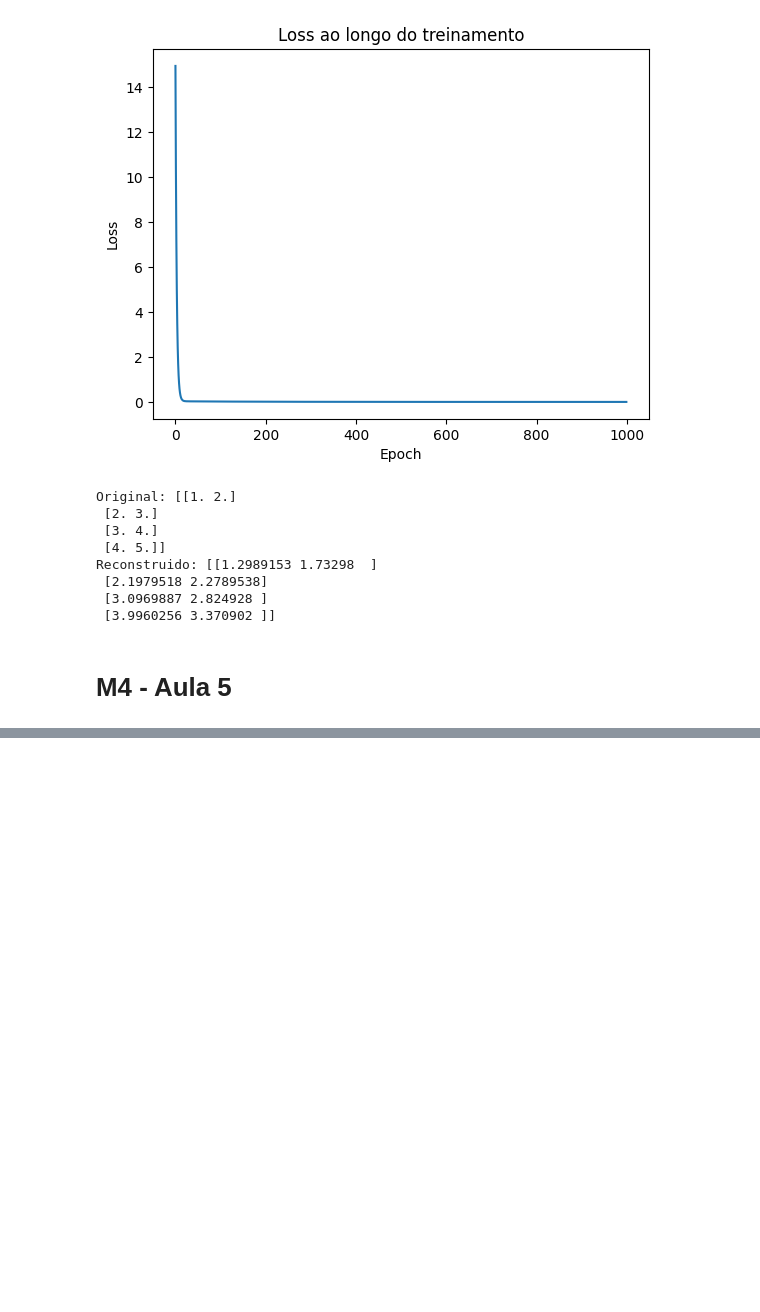
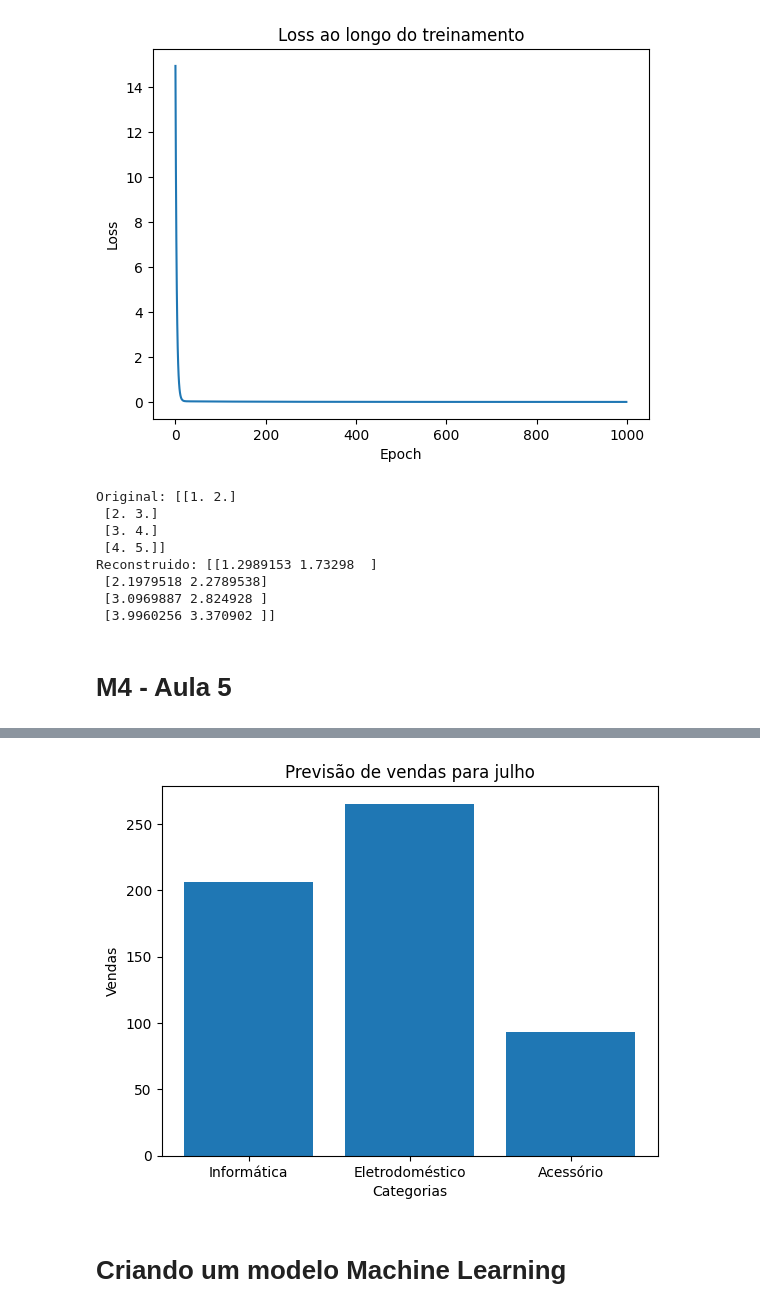
Before and after one commit to juptteer-dev/aulasprogramacao, a Jupyter notebook: Programacao.ipynb, the cells around one changed output, grey strips where cells are left out. Drawn from its saved outputs; the diff is of its cells as text; code cells hidden in the pictures; blank space fills up the shorter version.

```diff
--- a/Programacao.ipynb
+++ b/Programacao.ipynb
@@ -206,0 +321,22 @@ Reconstruido: [[1.2989153 1.73298  ]
+# %%
+import matplotlib.pyplot as plt
+
+categorias = ["Informática", "Eletrodoméstico", "Acessório"]
+
+previsoes = [
+    previsao_julho_informatica[0][0],
+    previsao_julho_eletrodomestico[0][0],
+    previsao_julho_acessorio[0][0]
+]
+
+plt.bar(categorias, previsoes)
+
+plt.title("Previsão de vendas para julho")
+plt.xlabel("Categorias")
+plt.ylabel("Vendas")
+
+plt.show()
+# %% [output]
+[figure, added]
+# %% [markdown]
+# Criando um modelo Machine Learning
```
Also changed, not shown: parts of 4 cells of this notebook.
